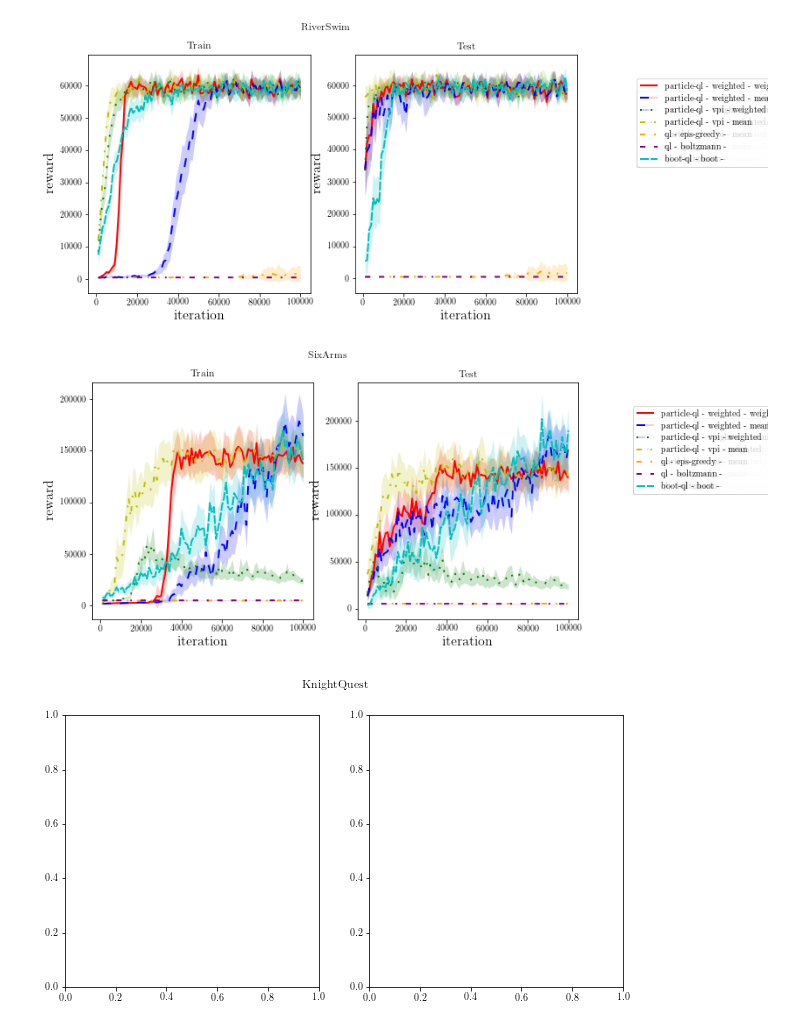
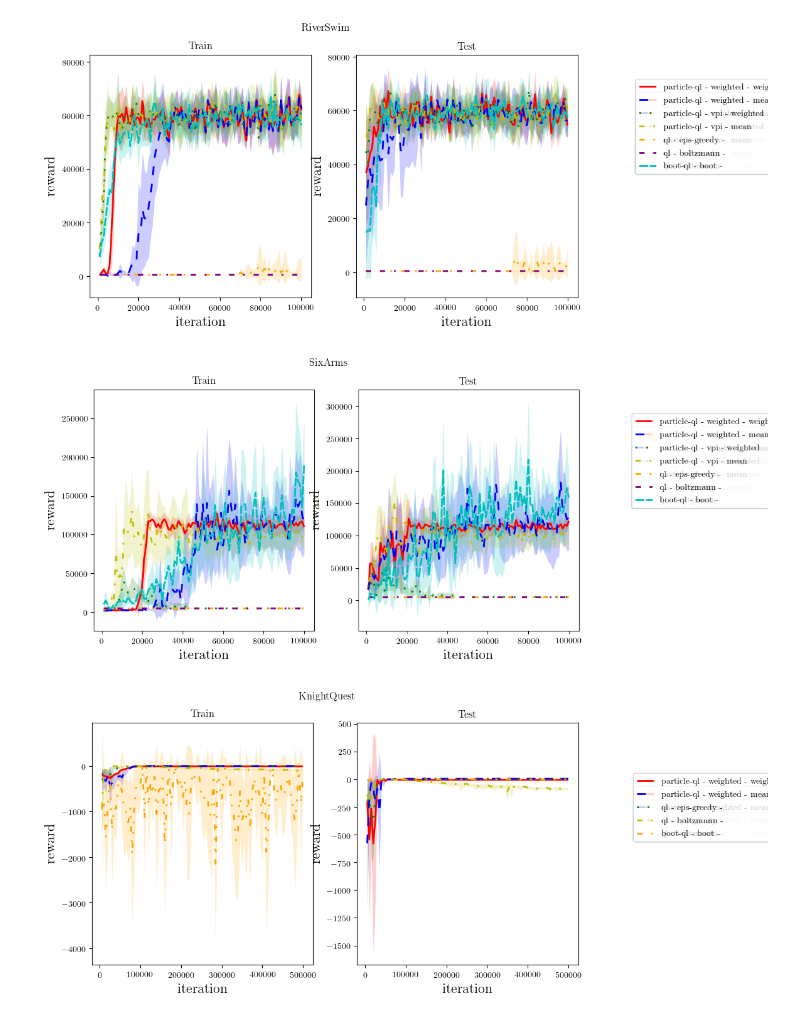
Before and after one commit to albertometelli/weightedDQN, a Jupyter notebook: q_learning/notebook.ipynb, the cells around one changed output. Cells and saved outputs as stored; diff of their text form; code cells hidden in the pictures.

```diff
--- a/q_learning/notebook.ipynb
+++ b/q_learning/notebook.ipynb
@@ -109,29 +109,39 @@ for env in environments:
     for j, alg in enumerate(algorithms):
         for pi in policies[j]:
             for u in updates[j]:
-                paths = glob.glob("./data/" + env + "/" + alg + "/results_" + pi + "_*_" + u + "*.npy")
+                paths = glob.glob("./data/" + env + "/" + alg + "/results_" + pi + "_*_"+ u + "_*_"+"double=False_"+ "*.npy")
                 #print(paths)
                 for p in paths:
-                    results = np.load(p)
-                    #print(results.shape)
-                    n_runs = results.shape[0]
+                        results = np.load(p)
+                        #print(results.shape)
+                        n_runs = results.shape[0]
+                        try:
+                            timesteps = np.cumsum(results[:, 0, :, 0][0])
+                            cum_reward_train = results[:, 0, :, 3]
+                            cum_reward_test = results[:, 1, :, 3]
+                        except:
+                            b = np.zeros(shape=results.shape+(11,))
+                            for  (x,j,k),value in np.ndenumerate(results):
+                                for l in range(11):
+                                    b[x,j,k,l]=results[x,j,k][l]
+                            results=b
+                            timesteps = np.cumsum(results[:, 0, :, 0][0])
+                            cum_reward_train = results[:, 0, :, 3]
+                            cum_reward_test = results[:, 1, :, 3]
 
-                    timesteps = np.cumsum(results[:, 0, :, 0][0])
-                    cum_reward_train = results[:, 0, :, 3]
-                    cum_reward_test = results[:, 1, :, 3]
 
-                    #print(cum_reward_test)
-                    ax[0].set_title('Train')
-                    ax[0] = plot_ci(timesteps,cum_reward_train, conf,
+                        #print(cum_reward_test)
+                        ax[0].set_title('Train')
+                        ax[0] = plot_ci(timesteps,cum_reward_train, conf,
                                     n_runs, xlabel='iteration', ylabel='reward', label=alg + " - " + pi + " - " + u,
                                     ax=ax[0], linewidth=2.0, linestyle=ls[i], color=col[i])
 
-                    ax[1].set_title('Test')
-                    ax[1] = plot_ci(timesteps, cum_reward_test, conf,
+                        ax[1].set_title('Test')
+                        ax[1] = plot_ci(timesteps, cum_reward_test, conf,
                                     n_runs, xlabel='iteration', ylabel='reward',
                                     ax=ax[1], linewidth=2.0, linestyle=ls[i], color=col[i])
 
-                    fig.legend(loc='lower right', bbox_to_anchor=(1.2, 0.5))
+                        fig.legend(loc='lower right', bbox_to_anchor=(1.2, 0.5))
 
-                    i += 1
+                        i += 1
 # %% [output]
@@ -141,3 +151,3 @@ for env in environments:
-[figure, old version]
+[figure, new version]
-[figure, old version]
+[figure, new version]
-[figure, old version]
+[figure, new version]
```
Also changed, not shown: parts of 1 cell of this notebook, 43 other files.
